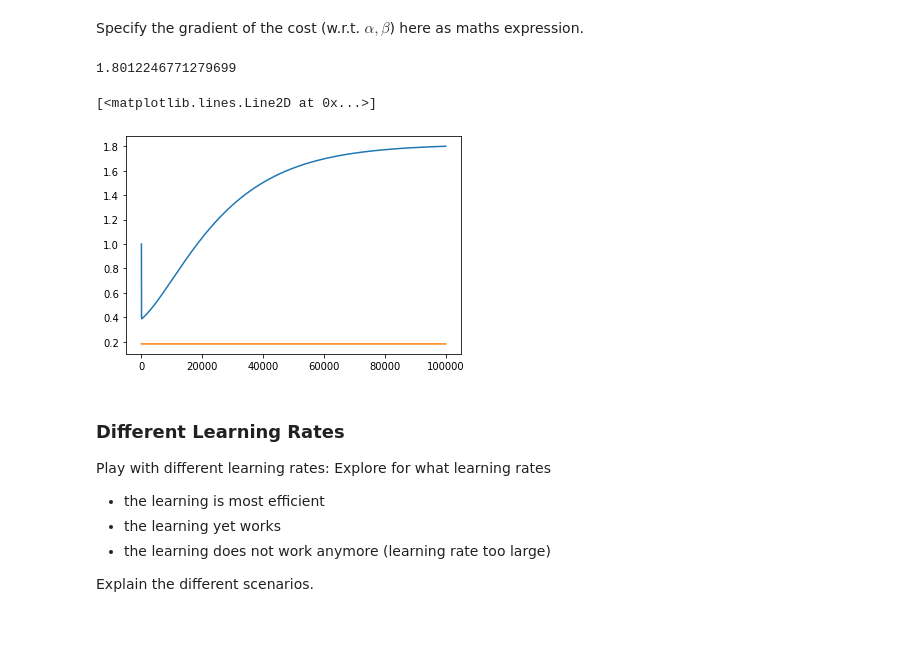
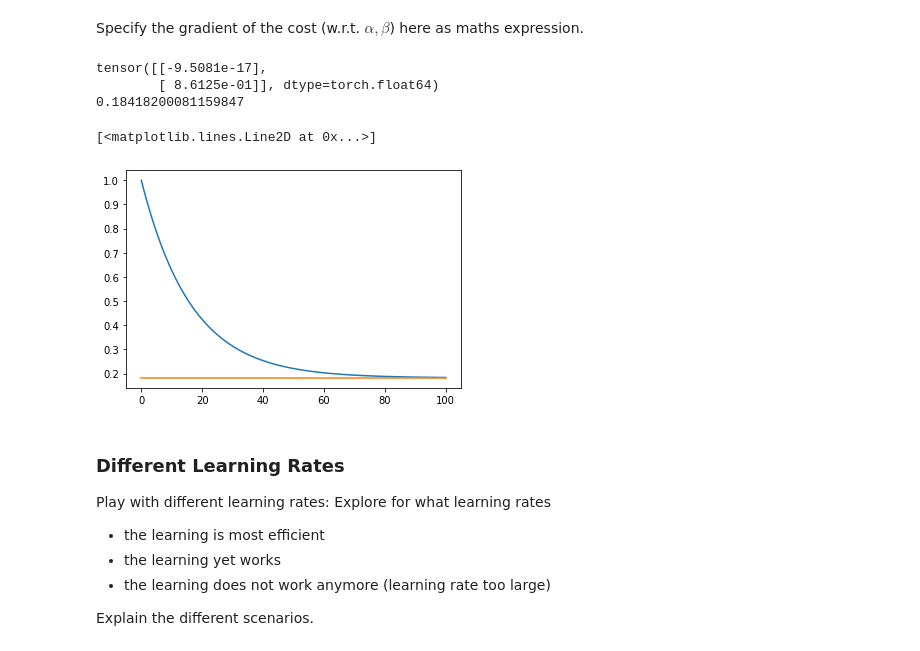
Before and after one commit to MatthiasEg/MSE_DeLearn, a Jupyter notebook: SW02/ex1-gradient-descent/pw02_lin_regression_GD_stud.ipynb, the cells around one changed output. Cells and saved outputs as stored; diff of their text form; code cells hidden in the pictures.

```diff
--- a/SW02/ex1-gradient-descent/pw02_lin_regression_GD_stud.ipynb
+++ b/SW02/ex1-gradient-descent/pw02_lin_regression_GD_stud.ipynb
@@ -109,43 +109,46 @@ Specify the gradient of the cost (w.r.t. $\alpha, \beta$) here as maths expressi
 # %%
 def gradient_cost(X, Y, a):
     # YOUR CODE (START)
-    b = a[1]
-    a = a[0]
-    partial_derivative_wrt_a = (1/X.size(dim=0)) * (torch.sum(Y) - b * torch.sum(X))
-    partial_derivative_wrt_b = torch.sum(-2*X*(Y-a-b*X))
-
-    return torch.tensor([[partial_derivative_wrt_a], [partial_derivative_wrt_b]])
+    N = len(X)
+    x = X[:, 1].reshape(-1, 1)
+    Yhat = (a[0] + a[1]*x)
+    pda = torch.sum(-2*(Y - Yhat))/(2*N)
+    pdb = torch.sum(-2*x*(Y - Yhat))/(2*N)
+    return torch.tensor([[pda], [pdb]])
     # YOUR CODE (END)
 # %%
 # adjust if needed
-nepochs = 100000
-lr = 0.0001
+nepochs = 100
+lr = 0.03
 
 # initial parameter
 a = torch.tensor([0.0, 0.0], dtype=torch.float64).reshape(2, 1)
 
 # track the costs
 costs = [cost(X, Y, a)]
 
 # YOUR CODE (START)
 
 # loop over the epochs: update parameter values, compute the cost and add it to the costs list
 for epoch in range(nepochs):
     a = a - lr * gradient_cost(X, Y, a)
     costs.append(cost(X, Y, a))
+print(a)
 
 
 # YOUR CODE (END)
 
 # some output
 cost_gd = costs[-1]
 print(cost_gd)
 plt.plot(range(nepochs+1), costs)
 plt.plot(range(nepochs+1), cost_closed_form*torch.ones(nepochs+1))
 # %% [output]
-1.8012246771279699
+tensor([[-9.5081e-17],
+        [ 8.6125e-01]], dtype=torch.float64)
+0.18418200081159847
 [<matplotlib.lines.Line2D at 0x...>]
-[figure, old version]
+[figure, new version]
 # %% [markdown]
 ### Different Learning Rates
 
```
Also changed, not shown: parts of 2 cells of this notebook.
